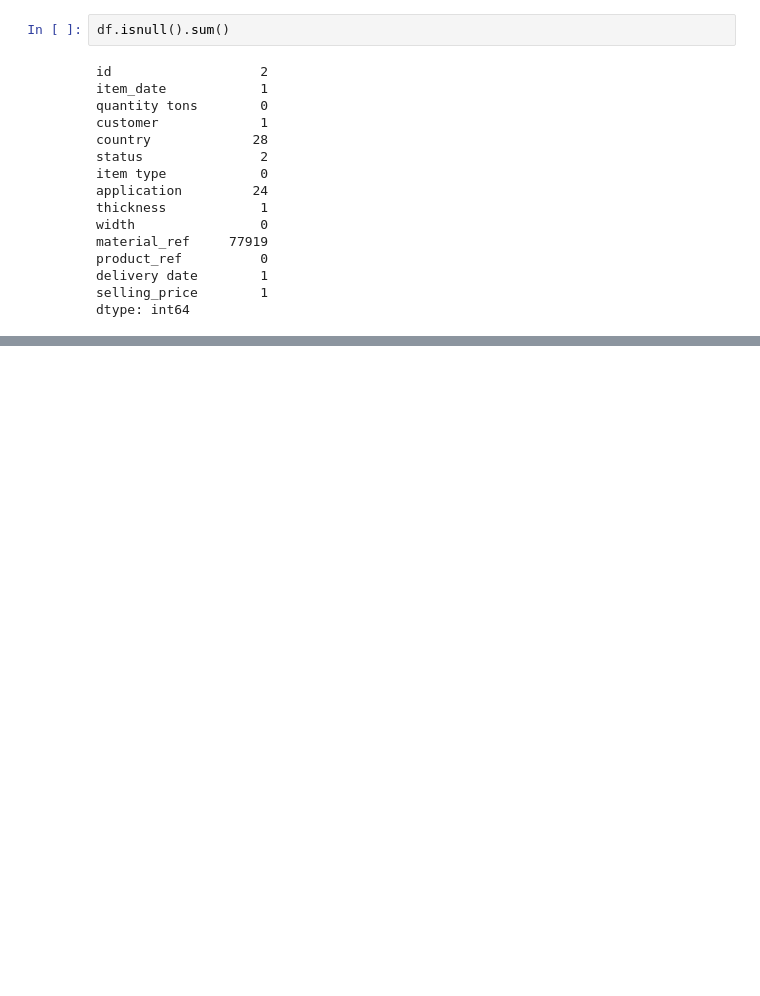
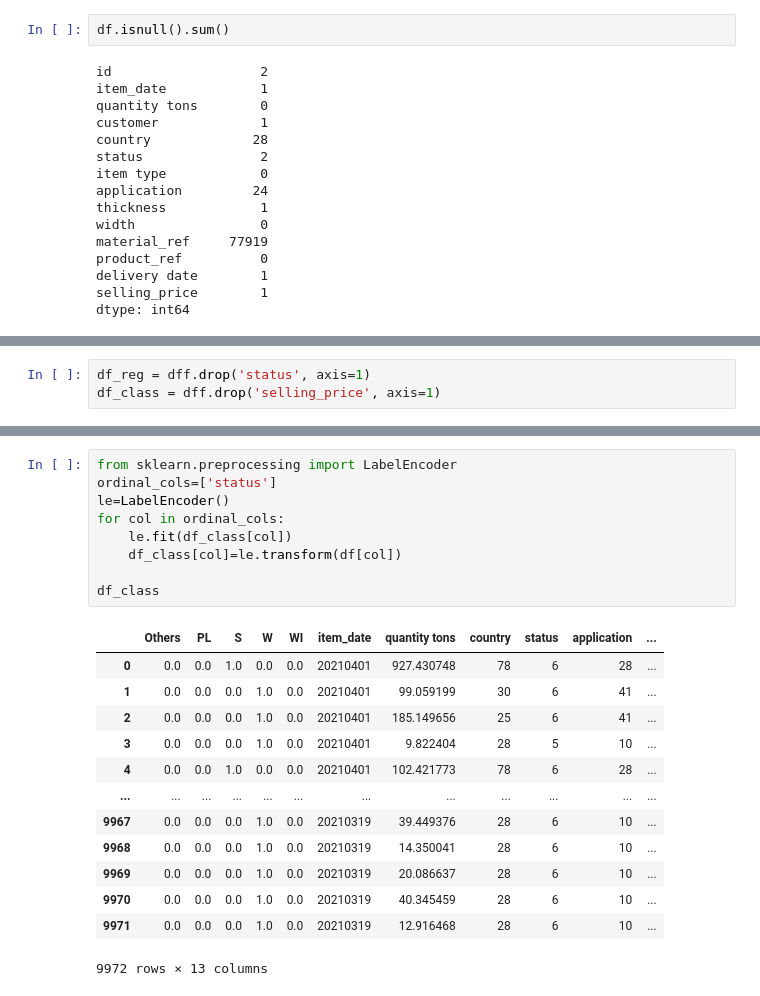
Before and after one commit to sasidhar777/DS-Industrial-Copper-Modeling, a Jupyter notebook: Copper Modeling.ipynb, the cells around one changed output, grey strips where cells are left out. Drawn from its saved outputs; the diff is of its cells as text; blank space fills up the shorter version.

```diff
--- a/Copper Modeling.ipynb
+++ b/Copper Modeling.ipynb
@@ -165,0 +174,3 @@ dtype: int64
+# %%
+df_reg = dff.drop('status', axis=1)
+df_class = dff.drop('selling_price', axis=1)
@@ -165,0 +201,23 @@ dtype: int64
+# %%
+from sklearn.preprocessing import LabelEncoder
+ordinal_cols=['status']
+le=LabelEncoder()
+for col in ordinal_cols:
+    le.fit(df_class[col])
+    df_class[col]=le.transform(df[col])
+
+df_class
+# %% [output]
+|  | Others | PL | S | W | WI | item_date | quantity tons | country | status | application | ... |
+| 0 | 0.0 | 0.0 | 1.0 | 0.0 | 0.0 | 20210401 | 927.430748 | 78 | 6 | 28 | ... |
+| 1 | 0.0 | 0.0 | 0.0 | 1.0 | 0.0 | 20210401 | 99.059199 | 30 | 6 | 41 | ... |
+| 2 | 0.0 | 0.0 | 0.0 | 1.0 | 0.0 | 20210401 | 185.149656 | 25 | 6 | 41 | ... |
+| 3 | 0.0 | 0.0 | 0.0 | 1.0 | 0.0 | 20210401 | 9.822404 | 28 | 5 | 10 | ... |
+| 4 | 0.0 | 0.0 | 1.0 | 0.0 | 0.0 | 20210401 | 102.421773 | 78 | 6 | 28 | ... |
+| ... | ... | ... | ... | ... | ... | ... | ... | ... | ... | ... | ... |
+| 9967 | 0.0 | 0.0 | 0.0 | 1.0 | 0.0 | 20210319 | 39.449376 | 28 | 6 | 10 | ... |
+| 9968 | 0.0 | 0.0 | 0.0 | 1.0 | 0.0 | 20210319 | 14.350041 | 28 | 6 | 10 | ... |
+| 9969 | 0.0 | 0.0 | 0.0 | 1.0 | 0.0 | 20210319 | 20.086637 | 28 | 6 | 10 | ... |
+| 9970 | 0.0 | 0.0 | 0.0 | 1.0 | 0.0 | 20210319 | 40.345459 | 28 | 6 | 10 | ... |
+| 9971 | 0.0 | 0.0 | 0.0 | 1.0 | 0.0 | 20210319 | 12.916468 | 28 | 6 | 10 | ... |
+9972 rows × 13 columns
```
Also changed, not shown: parts of 17 cells of this notebook, 2 other files.
